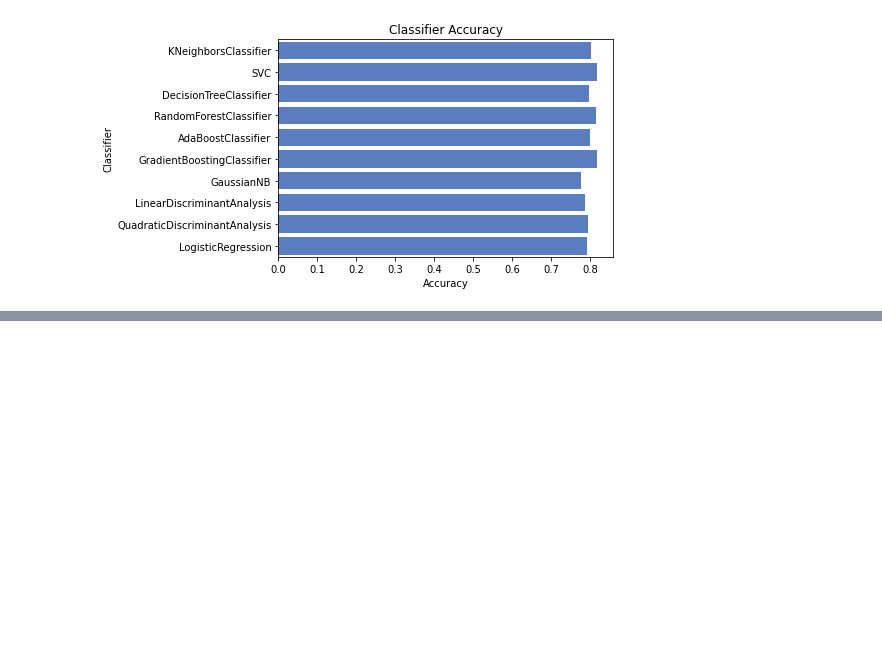
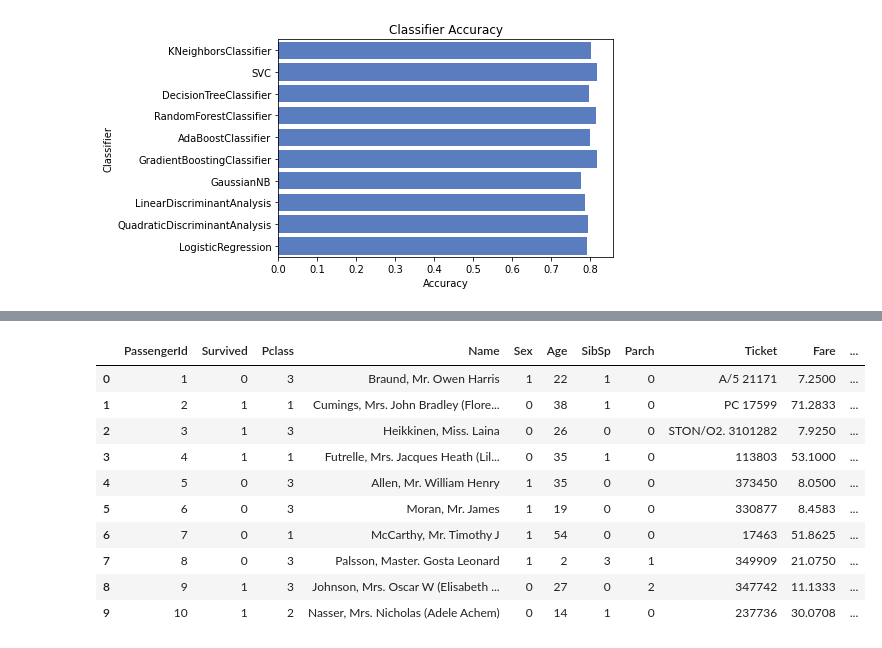
Before and after one commit to reyscode/CustomerChurnPrediction, a Jupyter notebook: notebooks/Titanic.ipynb, the cells around one changed output, grey strips where cells are left out. Saved outputs shown, nothing was run; the diff lists cells and outputs as text; code cells hidden in the pictures; blank space fills up the shorter version.

Commit message:
titanic notebook and data added

```diff
--- a/notebooks/Titanic.ipynb
+++ b/notebooks/Titanic.ipynb
@@ -295,0 +324,9 @@ sns.barplot(x='Accuracy', y='Classifier', data=log, color="b")
+# %%
+# Load in the train and test datasets
+train = pd.read_csv('../data/train.csv')
+test = pd.read_csv('../data/test.csv')
+
+# Store our passenger ID for easy access
+PassengerId = test['PassengerId']
+
+train.head(3)
@@ -295,0 +338,8 @@ sns.barplot(x='Accuracy', y='Classifier', data=log, color="b")
+# %%
+full_data = [train, test]
+
+# Some features of my own that I have added in
+# Gives the length of the name
+train['Name_length'] = train['Name'].apply(len)
+test['Name_length'] = test['Name'].apply(len)
+train.head(3)
@@ -295,0 +351,17 @@ sns.barplot(x='Accuracy', y='Classifier', data=log, color="b")
+# %%
+# Feature that tells whether a passenger had a cabin on the Titanic
+train['Has_Cabin'] = train["Cabin"].apply(lambda x: 0 if type(x) == float else 1)
+test['Has_Cabin'] = test["Cabin"].apply(lambda x: 0 if type(x) == float else 1)
+train.head(10)
+# %% [output]
+|  | PassengerId | Survived | Pclass | Name | Sex | Age | SibSp | Parch | Ticket | Fare | ... |
+| 0 | 1 | 0 | 3 | Braund, Mr. Owen Harris | 1 | 22 | 1 | 0 | A/5 21171 | 7.2500 | ... |
+| 1 | 2 | 1 | 1 | Cumings, Mrs. John Bradley (Flore... | 0 | 38 | 1 | 0 | PC 17599 | 71.2833 | ... |
+| 2 | 3 | 1 | 3 | Heikkinen, Miss. Laina | 0 | 26 | 0 | 0 | STON/O2. 3101282 | 7.9250 | ... |
+| 3 | 4 | 1 | 1 | Futrelle, Mrs. Jacques Heath (Lil... | 0 | 35 | 1 | 0 | 113803 | 53.1000 | ... |
+| 4 | 5 | 0 | 3 | Allen, Mr. William Henry | 1 | 35 | 0 | 0 | 373450 | 8.0500 | ... |
+| 5 | 6 | 0 | 3 | Moran, Mr. James | 1 | 19 | 0 | 0 | 330877 | 8.4583 | ... |
+| 6 | 7 | 0 | 1 | McCarthy, Mr. Timothy J | 1 | 54 | 0 | 0 | 17463 | 51.8625 | ... |
+| 7 | 8 | 0 | 3 | Palsson, Master. Gosta Leonard | 1 | 2 | 3 | 1 | 349909 | 21.0750 | ... |
+| 8 | 9 | 1 | 3 | Johnson, Mrs. Oscar W (Elisabeth ... | 0 | 27 | 0 | 2 | 347742 | 11.1333 | ... |
+| 9 | 10 | 1 | 2 | Nasser, Mrs. Nicholas (Adele Achem) | 0 | 14 | 1 | 0 | 237736 | 30.0708 | ... |
```
Also changed, not shown: parts of 15 cells of this notebook, 2 other files.
